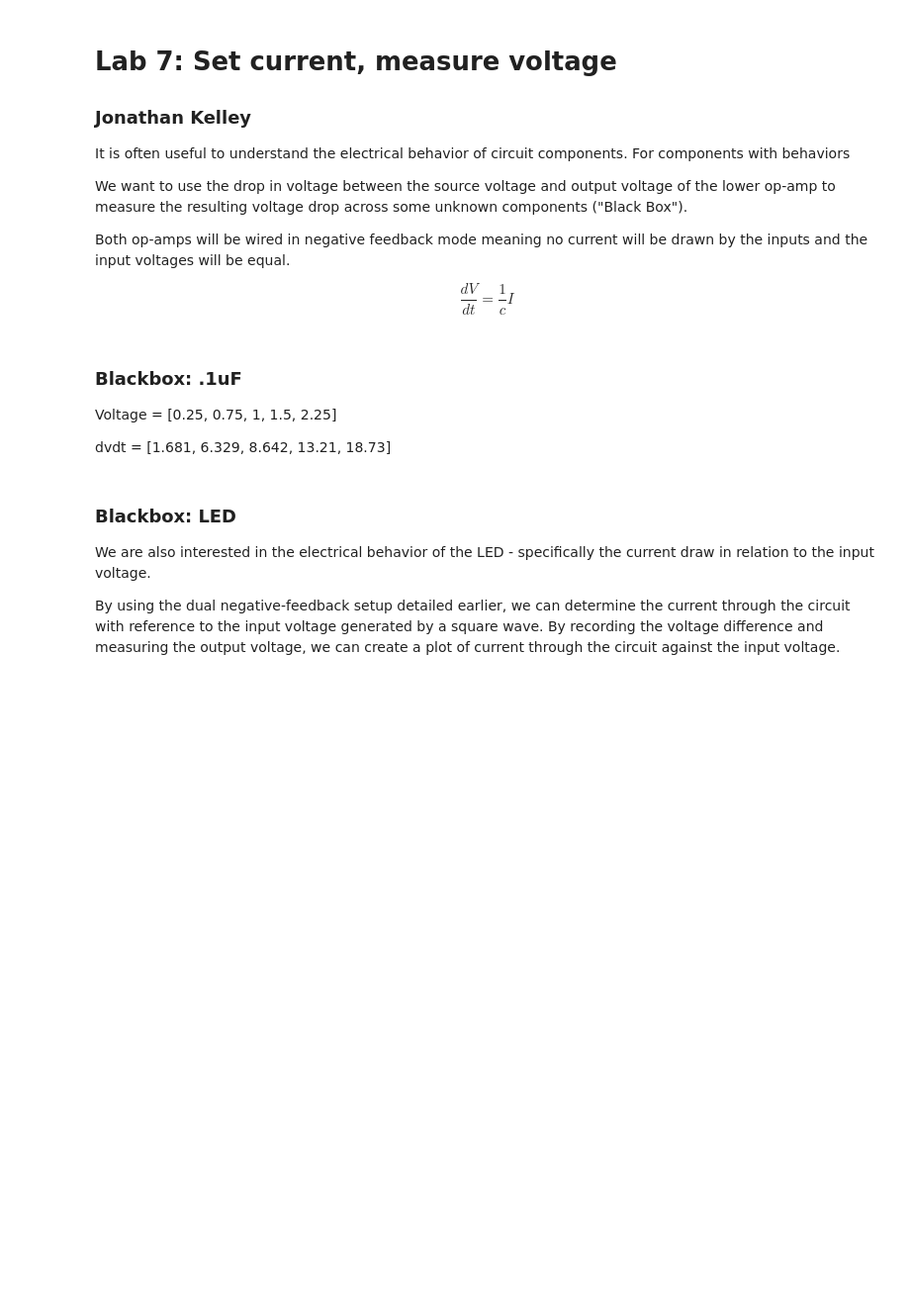
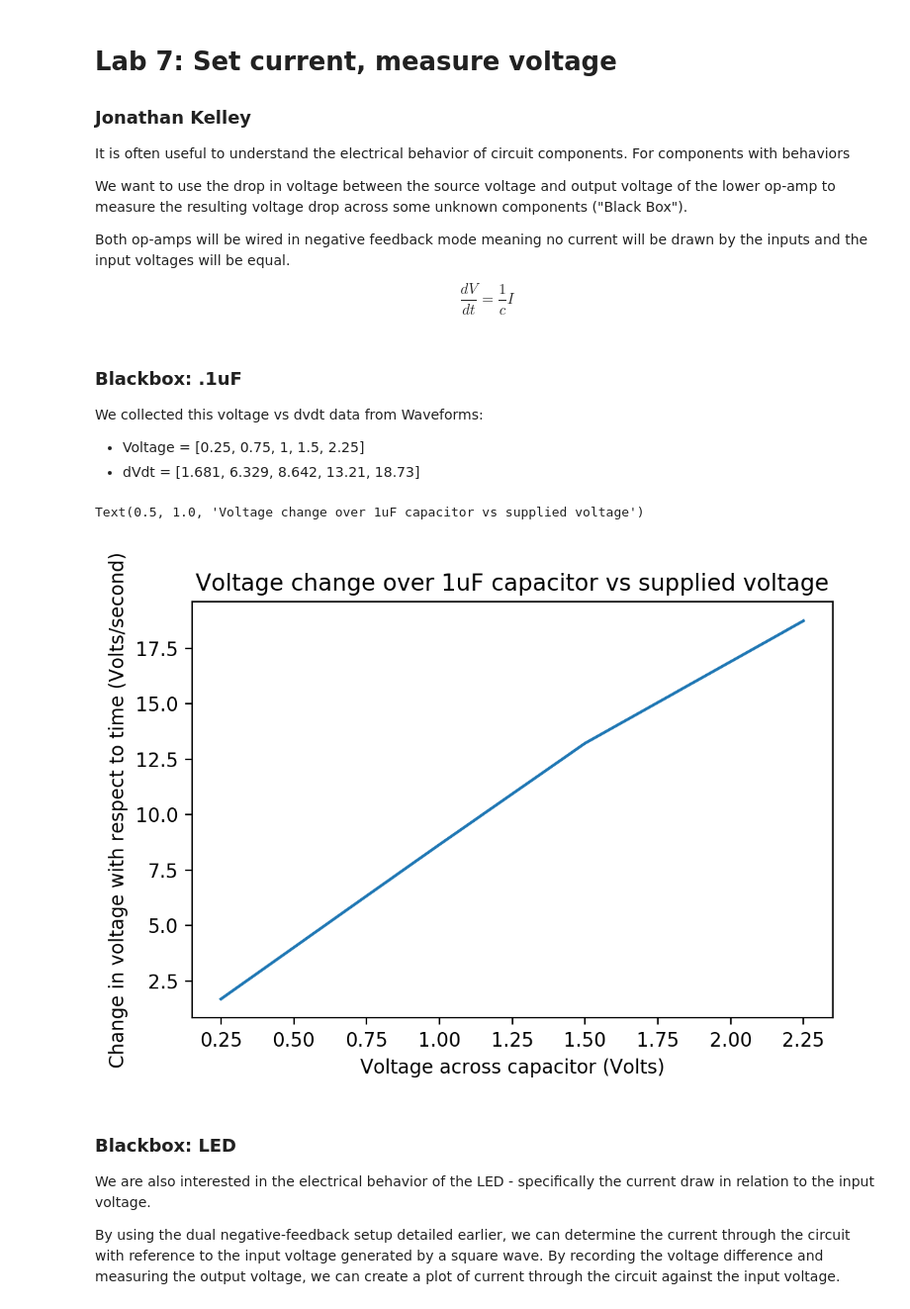
Before and after one commit to jkelleyrtp/ISIM-2018, a Jupyter notebook: SourceMeterLab/SourceMeterLab-Copy1.ipynb, the cells around one changed output. Shown at 99% size. Cells and saved outputs as stored; diff of their text form; code cells hidden in the pictures; blank space fills up the shorter version.

```diff
--- a/SourceMeterLab/SourceMeterLab-Copy1.ipynb
+++ b/SourceMeterLab/SourceMeterLab-Copy1.ipynb
@@ -18,9 +18,22 @@ import numpy as np
 # %% [markdown]
 ### Blackbox: .1uF
 
-Voltage = [0.25, 0.75, 1, 1.5, 2.25]
+We collected this voltage vs dvdt data from Waveforms:
 
-dvdt = [1.681, 6.329, 8.642, 13.21, 18.73]
+- Voltage = [0.25, 0.75, 1, 1.5, 2.25]
+- dVdt = [1.681, 6.329, 8.642, 13.21, 18.73]
+# %%
+Voltage = [0.25, 0.75, 1, 1.5, 2.25]
+dvdt = [1.681, 6.329, 8.642, 13.21, 18.73]
+
+plt.figure(dpi = 200)
+plt.plot(Voltage, dvdt)
+plt.xlabel("Voltage across capacitor (Volts)")
+plt.ylabel("Change in voltage with respect to time (Volts/second)")
+plt.title("Voltage change over 1uF capacitor vs supplied voltage")
+# %% [output]
+Text(0.5, 1.0, 'Voltage change over 1uF capacitor vs supplied voltage')
+[figure, added]
 # %% [markdown]
 ### Blackbox: LED
 
```
Also changed, not shown: parts of 19 cells of this notebook.
